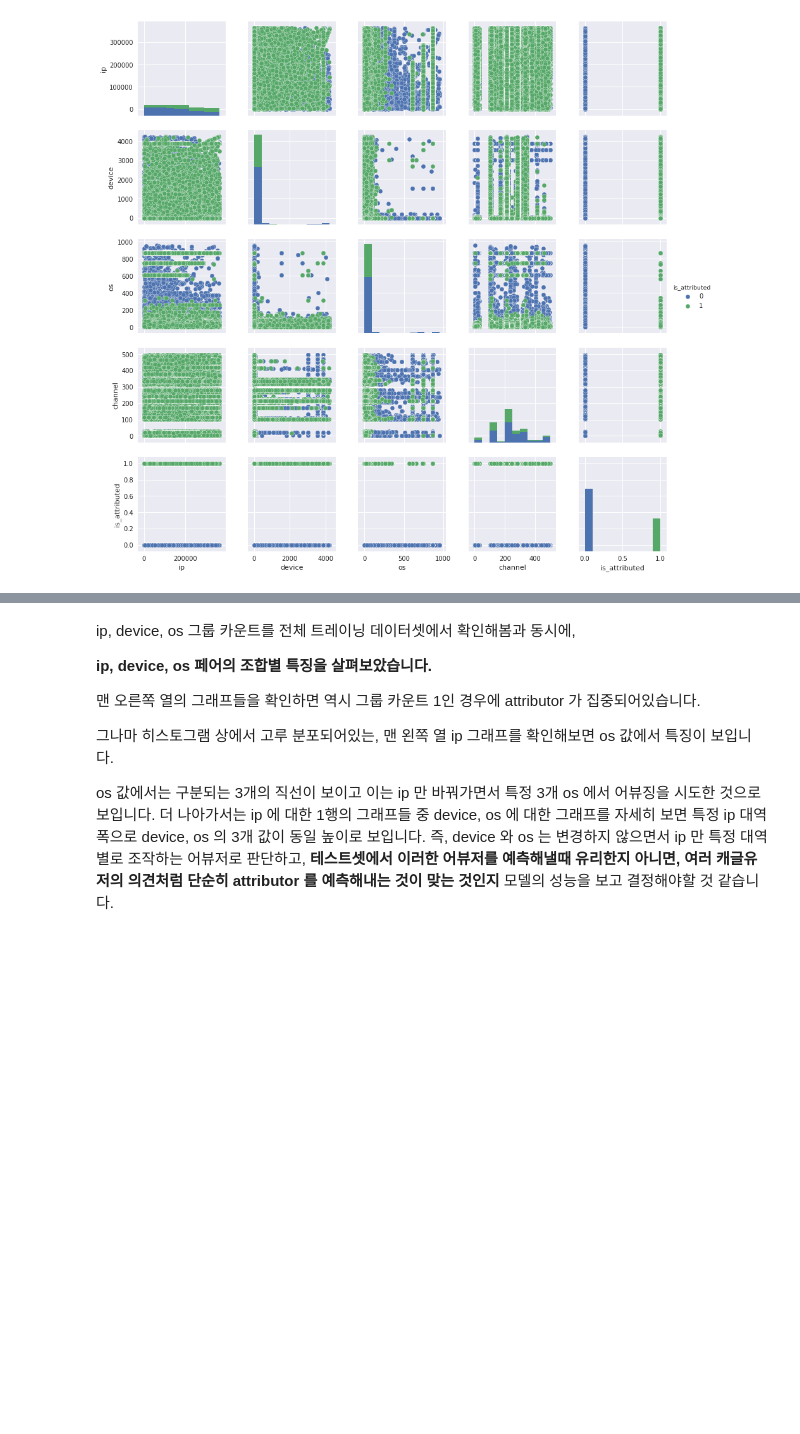
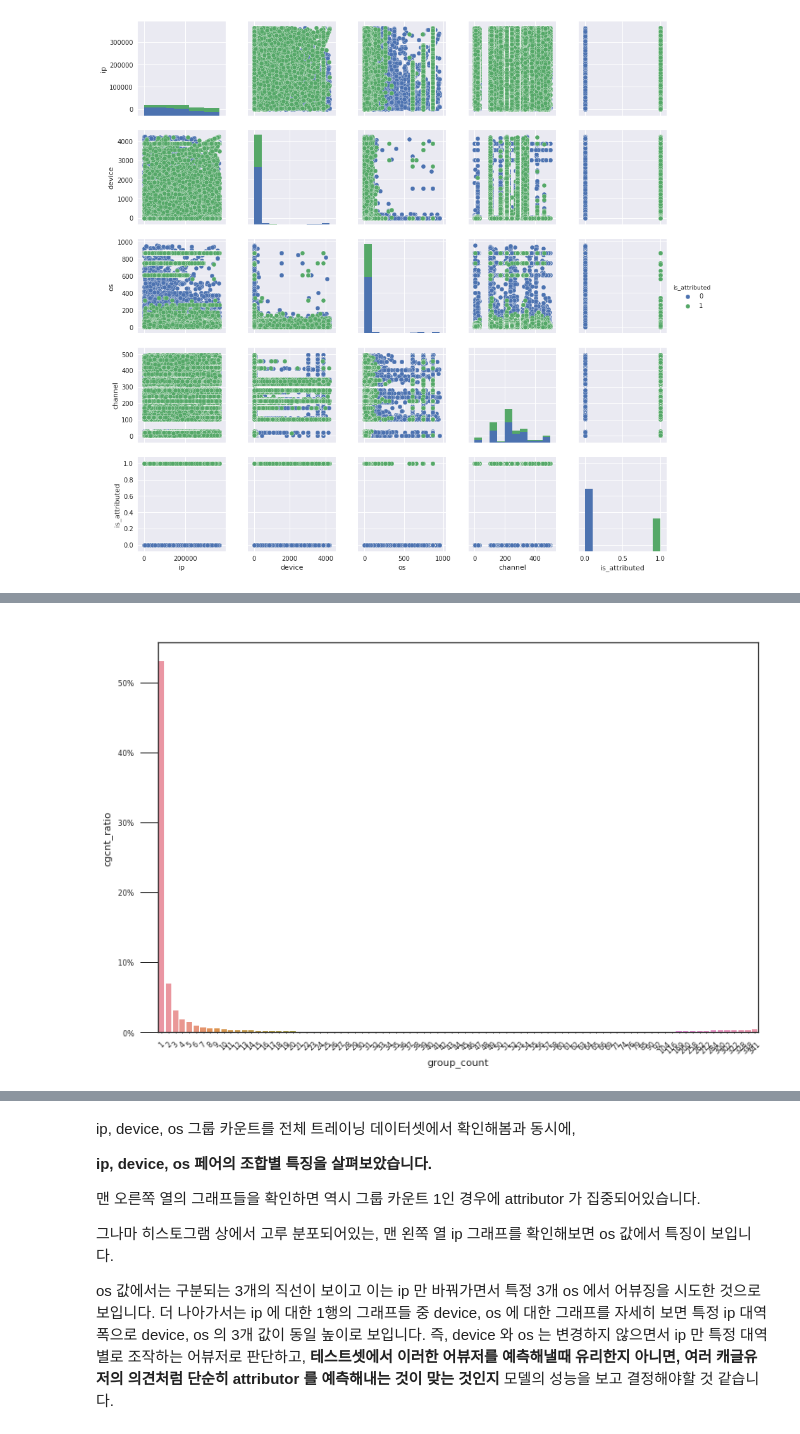
Before and after one commit to jmpaaak/kaggle-study, a Jupyter notebook: competitions/talkingdata-adtracking-fraud-detection/talkingdata-adtracking-jongmin.ipynb, the cells around one changed output, grey strips where cells are left out. Saved outputs shown, nothing was run; the diff lists cells and outputs as text; code cells hidden in the pictures; blank space fills up the shorter version.

```diff
--- a/competitions/talkingdata-adtracking-fraud-detection/talkingdata-adtracking-jongmin.ipynb
+++ b/competitions/talkingdata-adtracking-fraud-detection/talkingdata-adtracking-jongmin.ipynb
@@ -349,0 +353,14 @@ plt.show()
+# %%
+df_gcnt_cgcnt_no_down = df_count_of_group_count[['group_count', 'count_of_group_count', 'is_attributed']]\
+    .query('is_attributed == 0')
+
+df_gcnt_cgcnt_is_down = df_count_of_group_count[['group_count', 'count_of_group_count', 'is_attributed']]\
+    .query('is_attributed == 1')
+df_gcnt_cgcnt_no_down['no_down_cgcnt'] = df_gcnt_cgcnt_no_down['count_of_group_count']
+df_gcnt_cgcnt_is_down['is_down_cgcnt'] = df_gcnt_cgcnt_is_down['count_of_group_count']
+
+df_gcnt_cgcnt_join = pd.merge(\
+        df_gcnt_cgcnt_is_down[['group_count', 'is_down_cgcnt']],
+        df_gcnt_cgcnt_no_down[['group_count', 'no_down_cgcnt']],
+        how='inner', on=['group_count'])
+df_gcnt_cgcnt_join.head(10)
@@ -349,0 +379,13 @@ plt.show()
+# %%
+df_gcnt_cgcnt_join['cgcnt_ratio'] = df_gcnt_cgcnt_join['is_down_cgcnt'] / df_gcnt_cgcnt_join['no_down_cgcnt']
+df_result = df_gcnt_cgcnt_join[['group_count', 'cgcnt_ratio']]
+df_result['cgcnt_ratio'] = df_result['cgcnt_ratio']
+
+g = sns.barplot(x="group_count", y="cgcnt_ratio", data=df_result)
+g.set_xticklabels(g.get_xticklabels(), rotation=45)
+g.tick_params(labelsize=8)
+vals = g.get_yticks()
+g.set_yticklabels(['{:3.0f}%'.format(x*100) for x in vals])
+plt.show()
+# %% [output]
+[figure, added]
```
Also changed, not shown: parts of 6 cells of this notebook, 2 other files.
